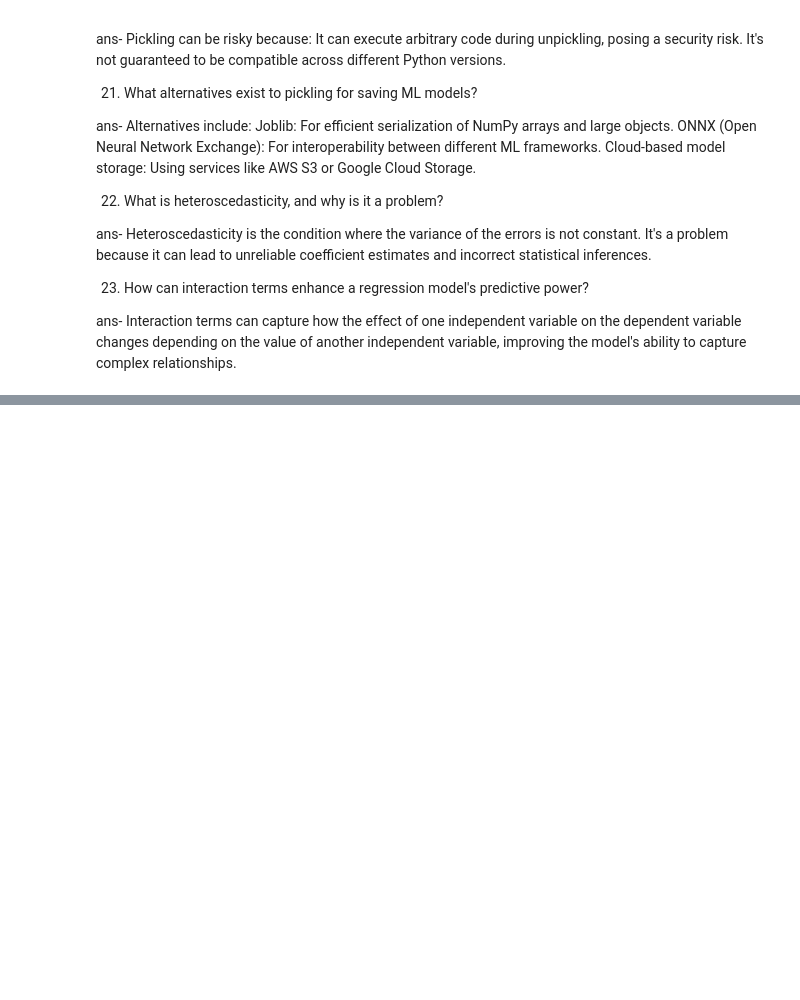
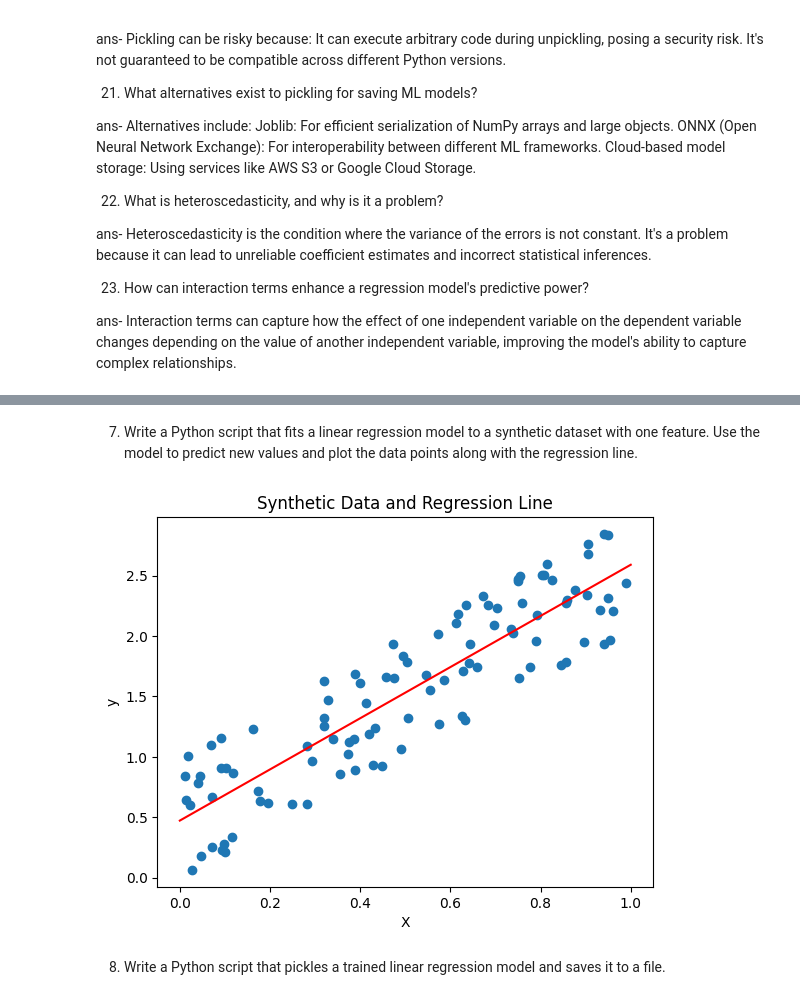
Before and after one commit to AenaMajumder/Assignment-Linear-regression-and-evaluation-metrics, a Jupyter notebook: Assignment_Linear_regression_and_evaluation_metrics.ipynb, the cells around one changed output, grey strips where cells are left out. Cells and saved outputs as stored; diff of their text form; code cells hidden in the pictures; blank space fills up the shorter version.

```diff
--- a/Assignment_Linear_regression_and_evaluation_metrics.ipynb
+++ b/Assignment_Linear_regression_and_evaluation_metrics.ipynb
@@ -127,0 +271,28 @@ ans- Interaction terms can capture how the effect of one independent variable on
+# %% [markdown]
+7. Write a Python script that fits a linear regression model to a synthetic dataset with one feature. Use the
+model to predict new values and plot the data points along with the regression line.
+# %%
+from sklearn.model_selection import train_test_split
+
+
+X_synth = np.random.rand(100, 1)
+y_synth = 2 * X_synth + np.random.rand(100, 1)
+
+
+model_synth = LinearRegression()
+model_synth.fit(X_synth, y_synth)
+
+
+X_new = np.array([[0], [1]])
+y_new = model_synth.predict(X_new)
+
+plt.scatter(X_synth, y_synth)
+plt.plot(X_new, y_new, color='red')
+plt.xlabel('X')
+plt.ylabel('y')
+plt.title('Synthetic Data and Regression Line')
+plt.show()
+# %% [output]
+[figure, added]
+# %% [markdown]
+8. Write a Python script that pickles a trained linear regression model and saves it to a file.
```
Also changed, not shown: parts of 48 cells of this notebook.
